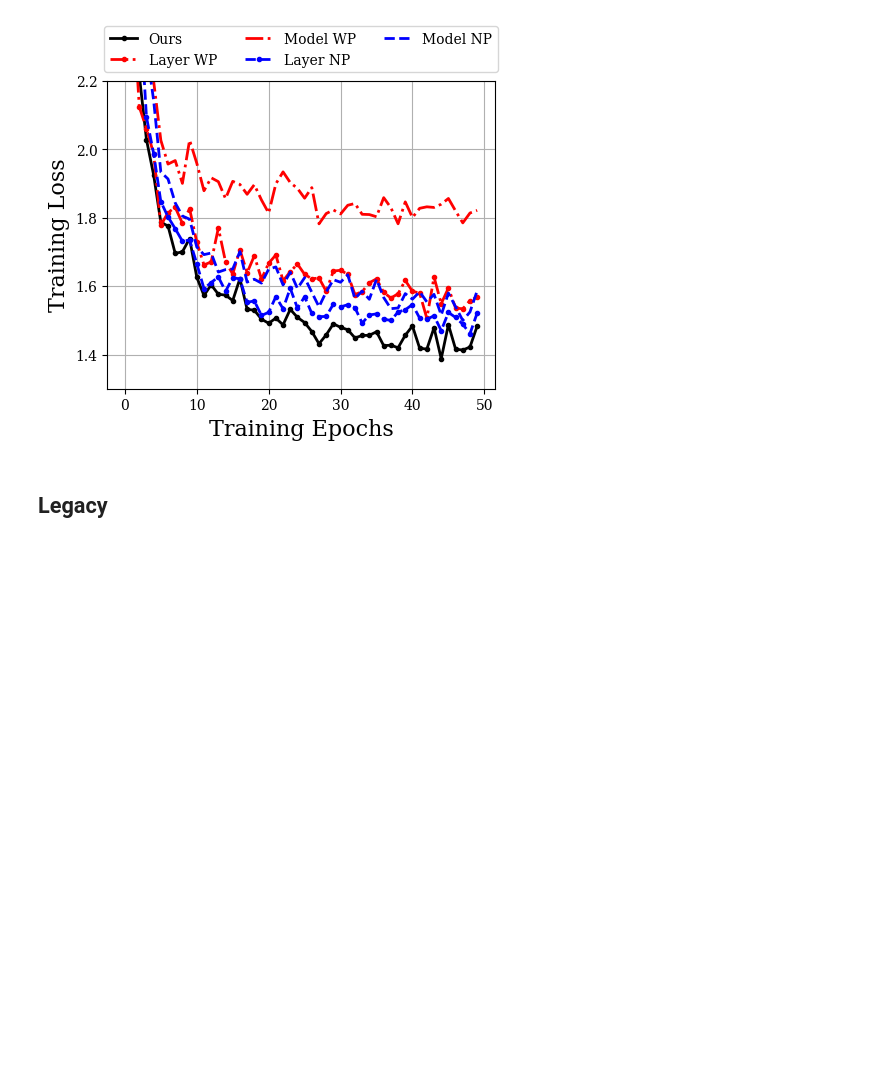
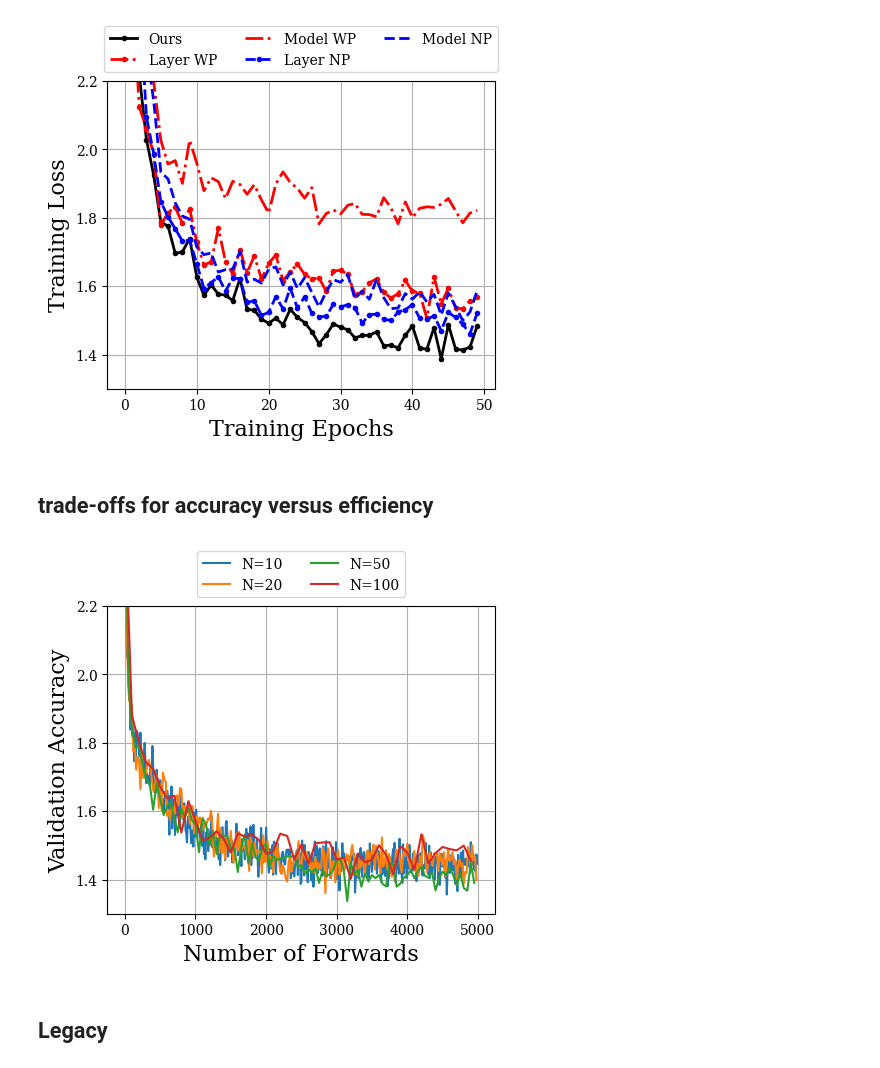
Before and after one commit to olokevin/tiny-training, a Jupyter notebook: test.ipynb, the cells around one changed output. Cells and saved outputs as stored; diff of their text form; code cells hidden in the pictures; blank space fills up the shorter version.

```diff
--- a/test.ipynb
+++ b/test.ipynb
@@ -227,6 +246,81 @@ plt.show()
 fig.savefig('figures/abla_loss_recipe.pdf', format='pdf', bbox_inches='tight')
 # %% [output]
 [figure]
+# %% [markdown]
+## trade-offs for accuracy versus efficiency
+# %%
+
+test_loss_dict = dict()
+forwards_dict = dict()
+
+# name = 'N=2'
+# log_file_path = '/home/yequan_zhao/Project/Edge/tiny-training/algorithm/runs/dataset/mcunet-5fps/ZO/20240909-222045-3054993/exp.log'
+# epoch_list, train_loss = extract_val_top1(log_file_path)
+# forwards_dict[name] = [epoch * 2 for epoch in epoch_list]
+# test_loss_dict[name] = train_loss
+
+name = 'N=10'
+log_file_path = '/home/yequan_zhao/Project/Edge/tiny-training/algorithm/runs/dataset/mcunet-5fps/ZO/20250124-024104-2562599/exp.log'
+epoch_list, train_loss = get_train_loss(log_file_path)
+forwards_dict[name] = [epoch * 10 for epoch in epoch_list]
+test_loss_dict[name] = train_loss
+
+name = 'N=20'
+log_file_path = '/home/yequan_zhao/Project/Edge/tiny-training/algorithm/runs/dataset/mcunet-5fps/ZO/20250124-024048-2561667/exp.log'
+epoch_list, train_loss = get_train_loss(log_file_path)
+forwards_dict[name] = [epoch * 20 for epoch in epoch_list]
+test_loss_dict[name] = train_loss
+
+name = 'N=50'
+log_file_path = '/home/yequan_zhao/Project/Edge/tiny-training/algorithm/runs/dataset/mcunet-5fps/ZO/20250124-024031-2560805/exp.log'
+epoch_list, train_loss = get_train_loss(log_file_path)
+forwards_dict[name] = [epoch * 50 for epoch in epoch_list]
+test_loss_dict[name] = train_loss
+
+name = 'N=100'
+log_file_path = '/home/yequan_zhao/Project/Edge/tiny-training/algorithm/runs/dataset/mcunet-5fps/ZO/20250124-024012-2559924/exp.log'
+epoch_list, train_loss = get_train_loss(log_file_path)
+forwards_dict[name] = [epoch * 100 for epoch in epoch_list]
+test_loss_dict[name] = train_loss
+
+fig, axs = plt.subplots(1, 1, figsize=(5, 4))
+for name, test_loss_list in test_loss_dict.items():
+    forwards_list = forwards_dict[name]
+    axs.plot(forwards_list, test_loss_list, label=name, linewidth=1.5)
+    # if name == 'Ours':
+    #     marker = 'o'
+    # elif 'Model' in name:
+    #     marker = None
+    # elif 'Layer' in name:
+    #     marker = 'o'
+
+    # if name == 'Ours':
+    #     color = 'black'
+    #     linestyle = 'solid'
+    # elif 'WP' in name:
+    #     color = 'r'
+    #     linestyle = 'dashdot'
+    # elif 'NP' in name:
+    #     color = 'b'
+    #     linestyle = 'dashed'
+    # axs.plot(forwards_list, test_loss_list, label=name, linestyle=linestyle, color=color, marker=marker, markersize=3, linewidth=2)
+
+
+axs.set_xlabel('Number of Forwards', fontsize=16)
+axs.set_ylabel('Validation Accuracy', fontsize=16)
+# axs.set_xlim(left=4)
+axs.set_ylim(1.3, 2.2)
+# axs.set_xlim(4, max(epochs))
+# plt.title('Train Loss vs Epoch')
+axs.grid(True)
+# axs.legend(loc='upper right', fontsize=10)
+axs.legend(bbox_to_anchor=(0.5, 1.2), loc='upper center', fontsize=10, ncol=2)
+
+# plt.tight_layout()
+plt.show()
+fig.savefig('figures/abla_loss_recipe.pdf', format='pdf', bbox_inches='tight')
+# %% [output]
+[figure, added]
 # %% [markdown]
 ## Legacy
 # %%
```
Also changed, not shown: parts of 1 cell of this notebook, 5 other files.
